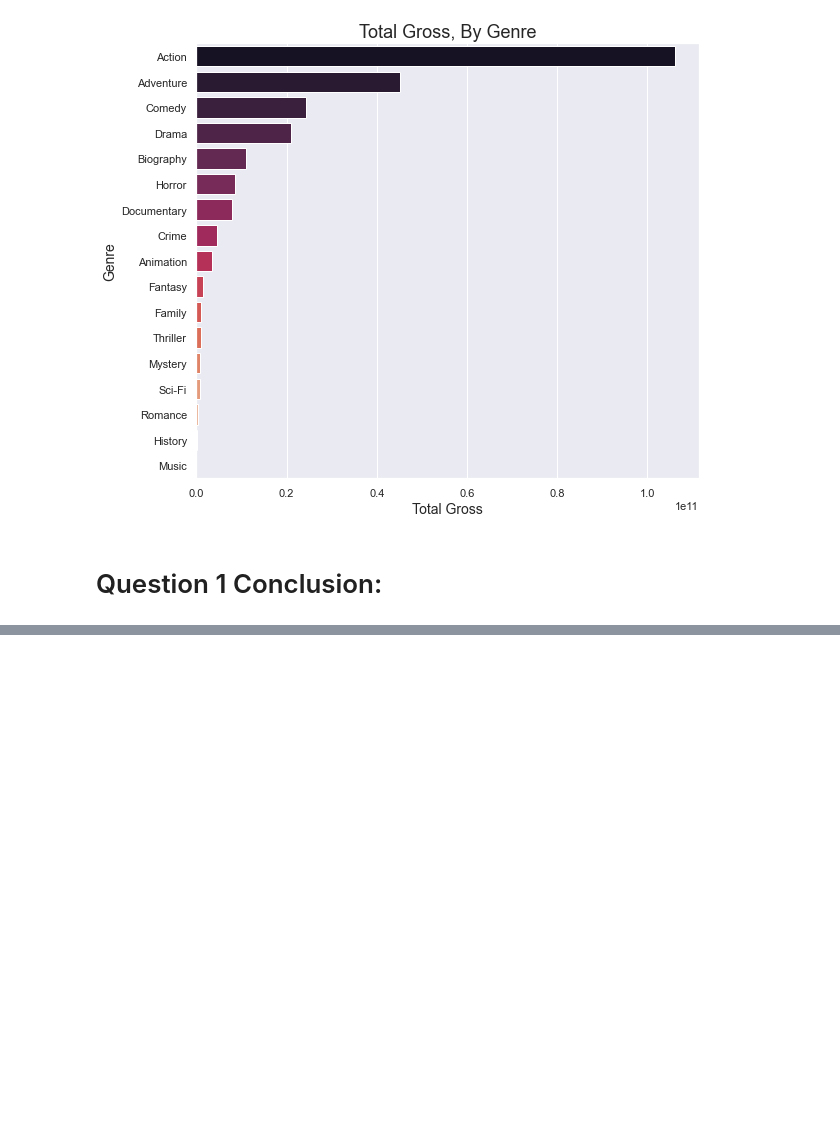
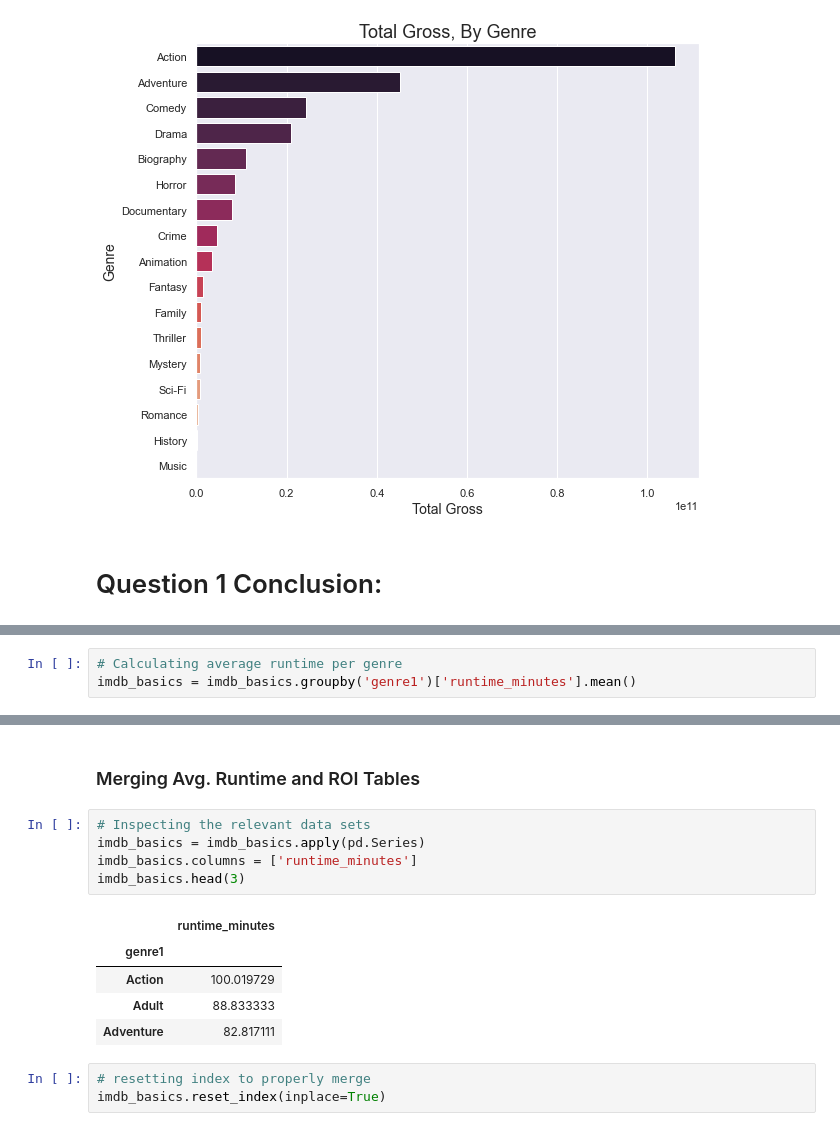
Before and after one commit to christiantsui/Movie-Data-Exploratory-Analysis, a Jupyter notebook: student.ipynb, the cells around one changed output, grey strips where cells are left out. Drawn from its saved outputs; the diff is of its cells as text; blank space fills up the shorter version.

```diff
--- a/student.ipynb
+++ b/student.ipynb
@@ -393,0 +438,3 @@ plt.ylabel('Genre', fontsize=14);
+# %%
+# Calculating average runtime per genre
+imdb_basics = imdb_basics.groupby('genre1')['runtime_minutes'].mean()
@@ -393,0 +461,16 @@ plt.ylabel('Genre', fontsize=14);
+# %% [markdown]
+### Merging Avg. Runtime and ROI Tables
+# %%
+# Inspecting the relevant data sets
+imdb_basics = imdb_basics.apply(pd.Series)
+imdb_basics.columns = ['runtime_minutes']
+imdb_basics.head(3)
+# %% [output]
+|  | runtime_minutes |
+| genre1 |  |
+| Action | 100.019729 |
+| Adult | 88.833333 |
+| Adventure | 82.817111 |
+# %%
+# resetting index to properly merge
+imdb_basics.reset_index(inplace=True)
```
Also changed, not shown: parts of 23 cells of this notebook.
